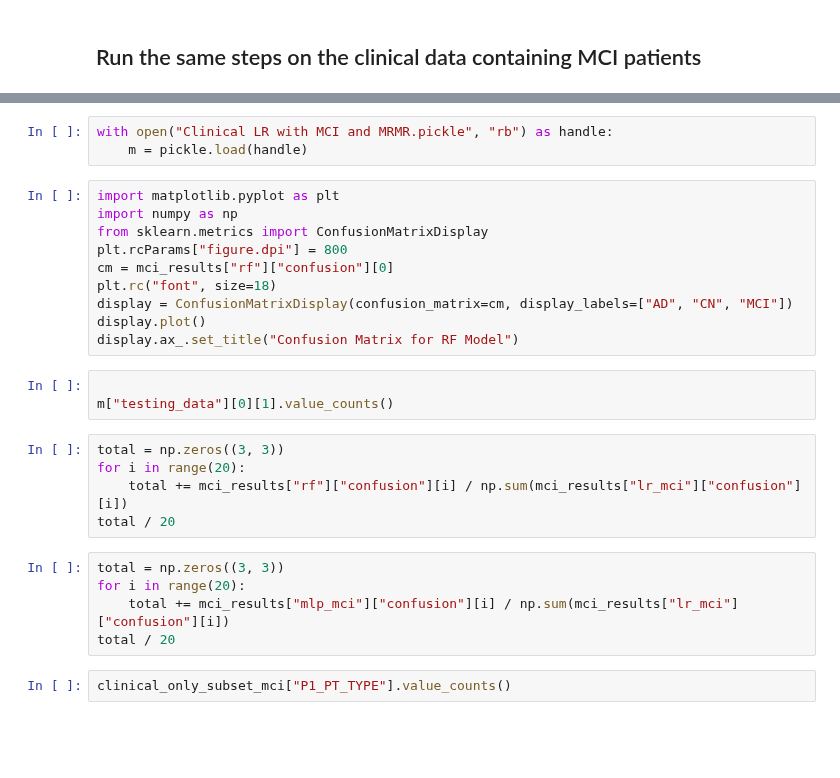
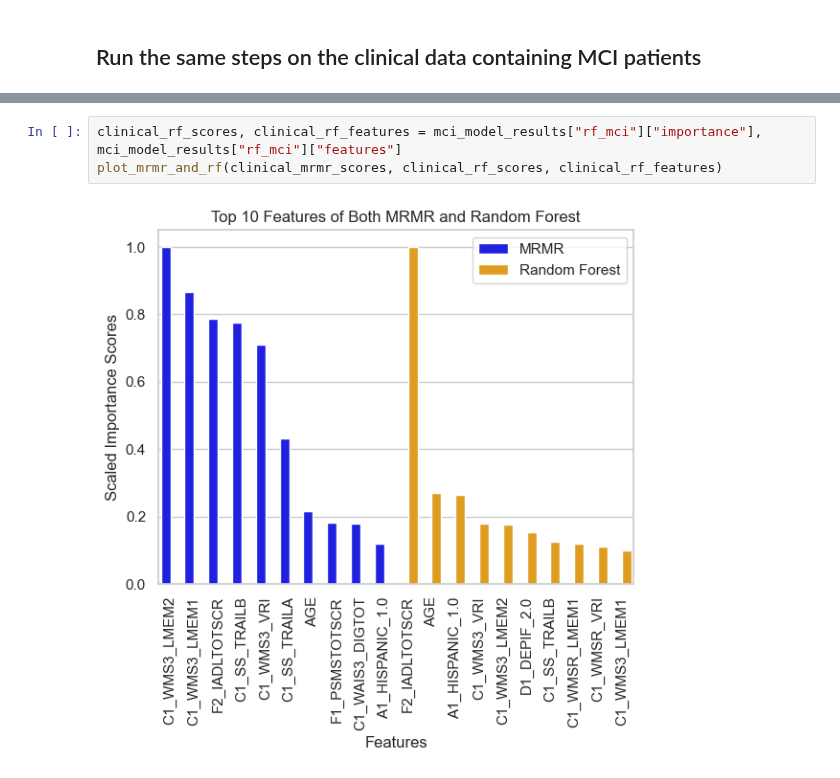
Before and after one commit to anusha1207/TARCC-Alzheimers, a Jupyter notebook: main.ipynb, the cells around one changed output, grey strips where cells are left out. Saved outputs shown, nothing was run; the diff lists cells and outputs as text; blank space fills up the shorter version.

```diff
--- a/main.ipynb
+++ b/main.ipynb
@@ -252,28 +376,5 @@ plot_mci_f1_scores(
-# %%
-with open("Clinical LR with MCI and MRMR.pickle", "rb") as handle:
-    m = pickle.load(handle)
-# %%
-import matplotlib.pyplot as plt
-import numpy as np
-from sklearn.metrics import ConfusionMatrixDisplay
-plt.rcParams["figure.dpi"] = 800
-cm = mci_results["rf"]["confusion"][0]
-plt.rc("font", size=18)
-display = ConfusionMatrixDisplay(confusion_matrix=cm, display_labels=["AD", "CN", "MCI"])
-display.plot()
-display.ax_.set_title("Confusion Matrix for RF Model")
-# %%
-
-m["testing_data"][0][1].value_counts()
-# %%
-total = np.zeros((3, 3))
-for i in range(20):
-    total += mci_results["rf"]["confusion"][i] / np.sum(mci_results["lr_mci"]["confusion"][i])
-total / 20
-# %%
-total = np.zeros((3, 3))
-for i in range(20):
-    total += mci_results["mlp_mci"]["confusion"][i] / np.sum(mci_results["lr_mci"]["confusion"][i])
-total / 20
-# %%
-clinical_only_subset_mci["P1_PT_TYPE"].value_counts()
+# %%
+clinical_rf_scores, clinical_rf_features = mci_model_results["rf_mci"]["importance"], mci_model_results["rf_mci"]["features"]
+plot_mrmr_and_rf(clinical_mrmr_scores, clinical_rf_scores, clinical_rf_features)
+# %% [output]
+[figure, added]
```
Also changed, not shown: parts of 50 cells of this notebook, 10 other files.
